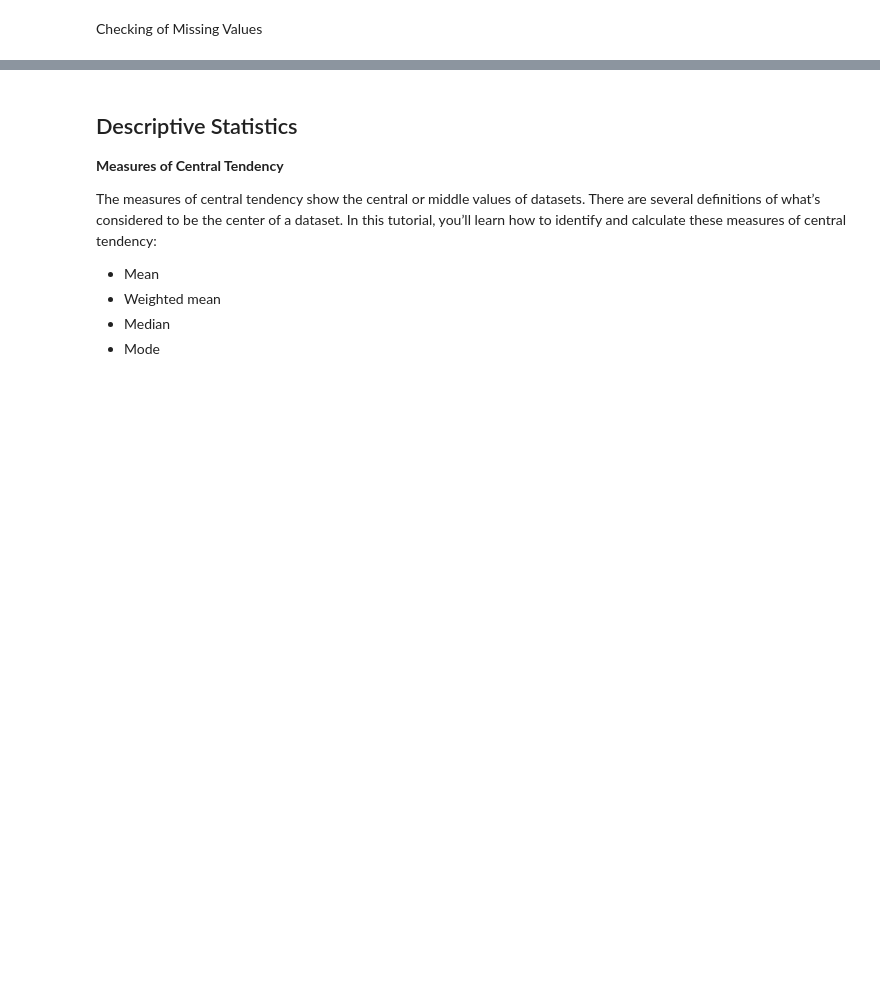
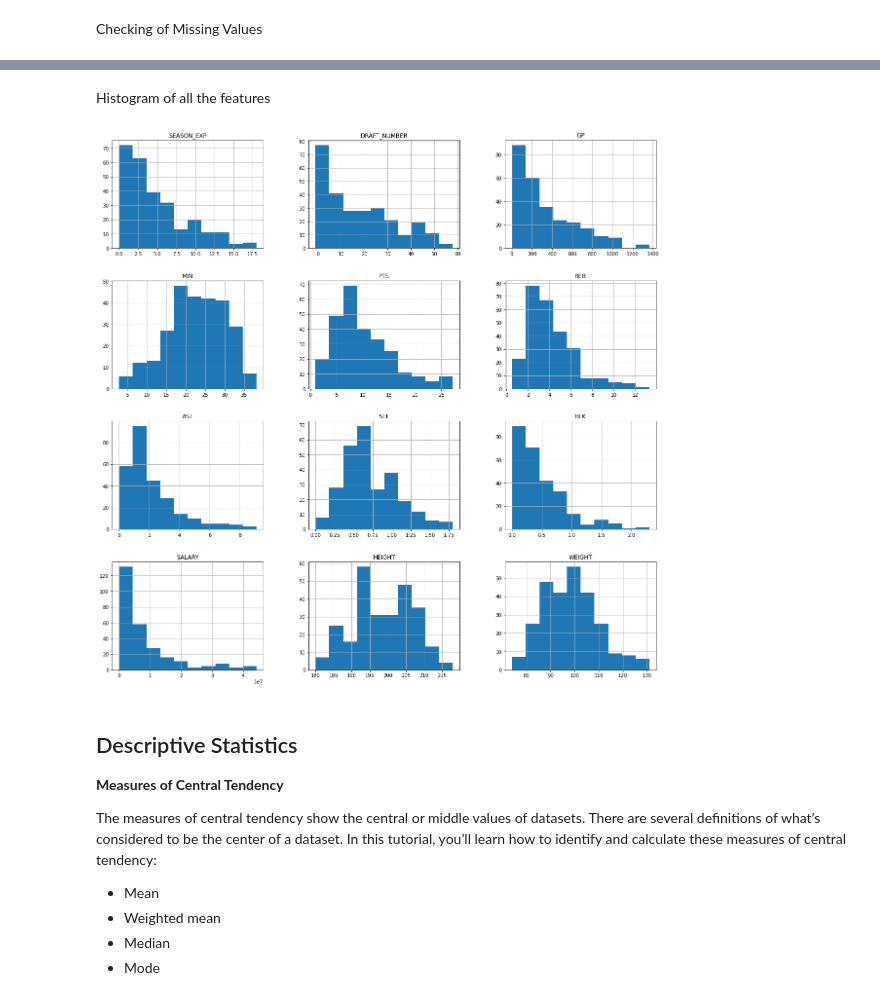
Before and after one commit to santiagoromero20/NBAPredictions, a Jupyter notebook: NBAPredictions.ipynb, the cells around one changed output, grey strips where cells are left out. Cells and saved outputs as stored; diff of their text form; code cells hidden in the pictures; blank space fills up the shorter version.

```diff
--- a/NBAPredictions.ipynb
+++ b/NBAPredictions.ipynb
@@ -138,3 +128,9 @@ dtype: float64
+# %% [markdown]
+Histogram of all the features
+# %%
+visualizations.hist_all_features(data)
+# %% [output]
+[figure, added]
 # %% [markdown]
 ## Descriptive Statistics
 
```
Also changed, not shown: parts of 22 cells of this notebook.
